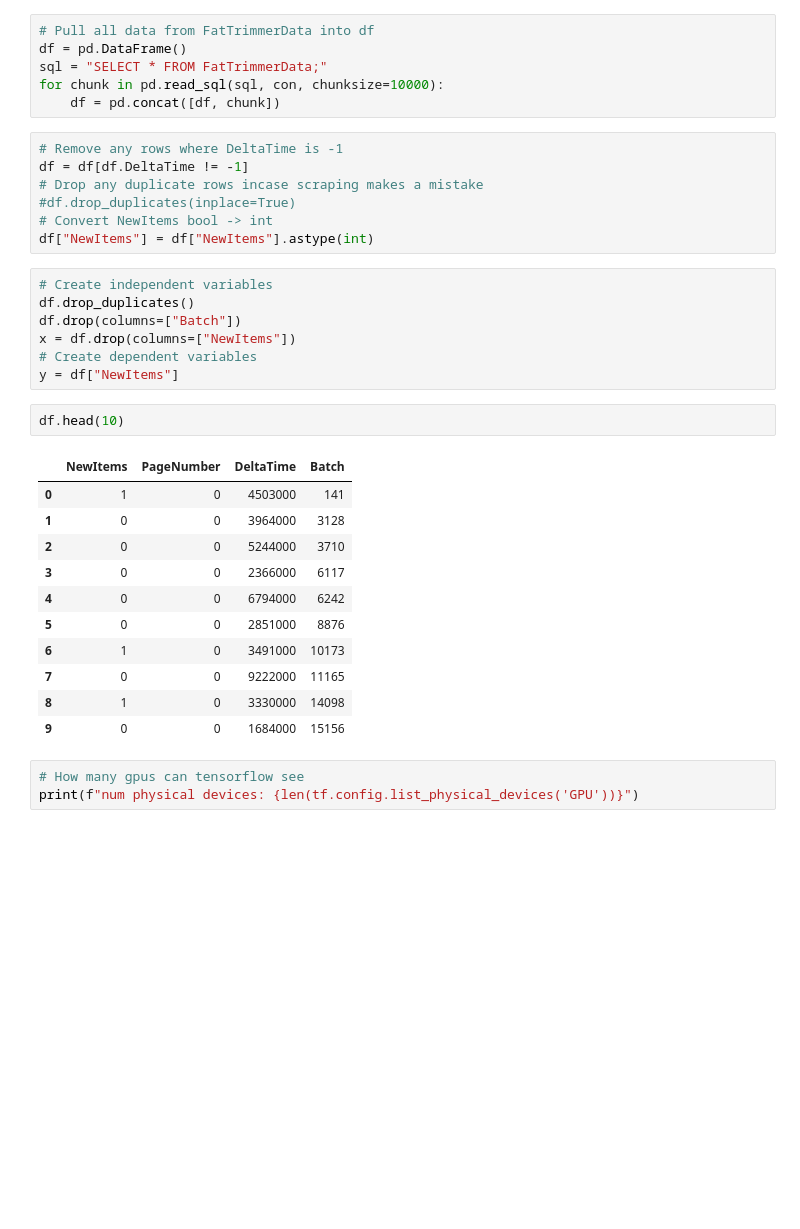
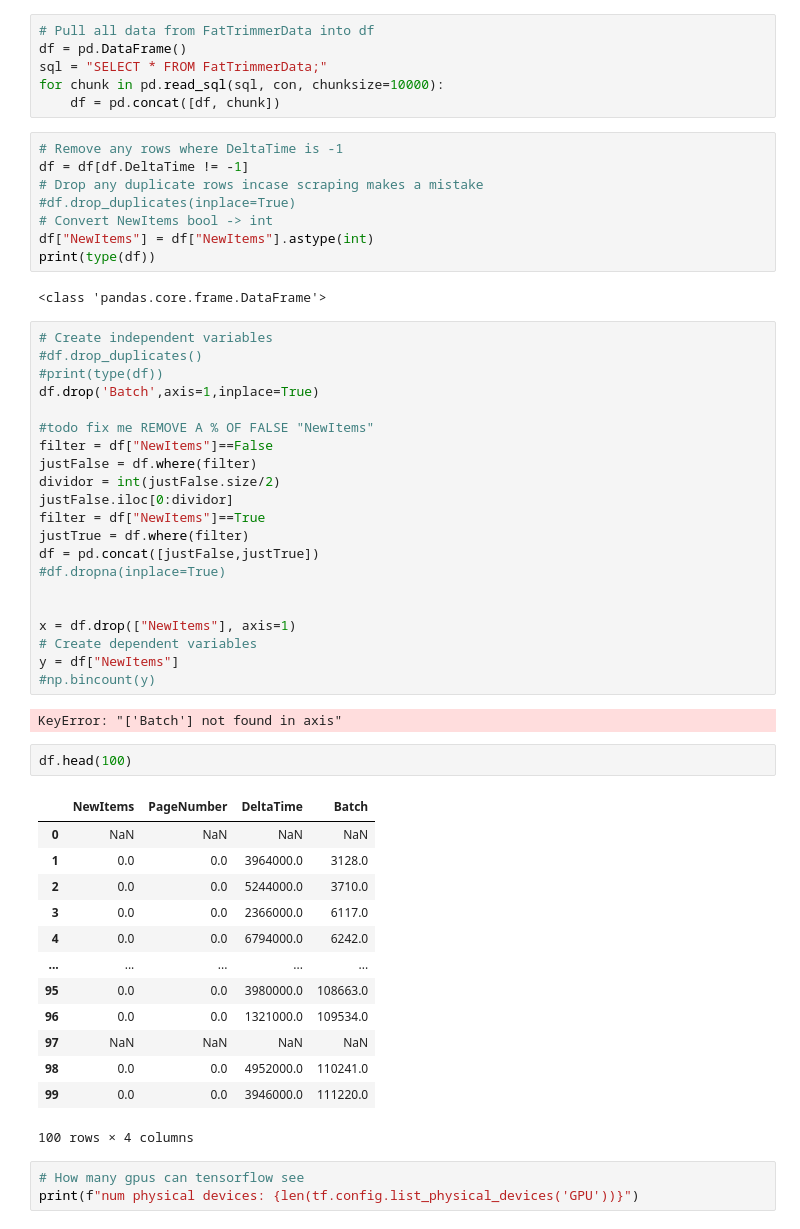
Before and after one commit to SlackJK/FatTrimmer, a Jupyter notebook: Python/ai.ipynb, the cells around one changed output. Cells and saved outputs as stored; diff of their text form; blank space fills up the shorter version.

```diff
--- a/Python/ai.ipynb
+++ b/Python/ai.ipynb
@@ -31,27 +31,48 @@ df = df[df.DeltaTime != -1]
 #df.drop_duplicates(inplace=True)
 # Convert NewItems bool -> int
 df["NewItems"] = df["NewItems"].astype(int)
+print(type(df))
+# %% [output]
+<class 'pandas.core.frame.DataFrame'>
-# %%
-# Create independent variables
-df.drop_duplicates()
-df.drop(columns=["Batch"])
-x = df.drop(columns=["NewItems"])
-# Create dependent variables
-y = df["NewItems"]
+# %%
+# Create independent variables
+#df.drop_duplicates()
+#print(type(df))
+df.drop('Batch',axis=1,inplace=True)
+
+#todo fix me REMOVE A % OF FALSE "NewItems"
+filter = df["NewItems"]==False
+justFalse = df.where(filter)
+dividor = int(justFalse.size/2)
+justFalse.iloc[0:dividor]
+filter = df["NewItems"]==True
+justTrue = df.where(filter)
+df = pd.concat([justFalse,justTrue])
+#df.dropna(inplace=True)
+
+
+x = df.drop(["NewItems"], axis=1)
+# Create dependent variables
+y = df["NewItems"]
+#np.bincount(y)
+# %% [output]
+KeyError: "['Batch'] not found in axis"
 # %%
-df.head(10)
+df.head(100)
 # %% [output]
 |  | NewItems | PageNumber | DeltaTime | Batch |
-| 0 | 1 | 0 | 4503000 | 141 |
-| 1 | 0 | 0 | 3964000 | 3128 |
-| 2 | 0 | 0 | 5244000 | 3710 |
-| 3 | 0 | 0 | 2366000 | 6117 |
-| 4 | 0 | 0 | 6794000 | 6242 |
-| 5 | 0 | 0 | 2851000 | 8876 |
-| 6 | 1 | 0 | 3491000 | 10173 |
-| 7 | 0 | 0 | 9222000 | 11165 |
-| 8 | 1 | 0 | 3330000 | 14098 |
-| 9 | 0 | 0 | 1684000 | 15156 |
+| 0 | NaN | NaN | NaN | NaN |
+| 1 | 0.0 | 0.0 | 3964000.0 | 3128.0 |
+| 2 | 0.0 | 0.0 | 5244000.0 | 3710.0 |
+| 3 | 0.0 | 0.0 | 2366000.0 | 6117.0 |
+| 4 | 0.0 | 0.0 | 6794000.0 | 6242.0 |
+| ... | ... | ... | ... | ... |
+| 95 | 0.0 | 0.0 | 3980000.0 | 108663.0 |
+| 96 | 0.0 | 0.0 | 1321000.0 | 109534.0 |
+| 97 | NaN | NaN | NaN | NaN |
+| 98 | 0.0 | 0.0 | 4952000.0 | 110241.0 |
+| 99 | 0.0 | 0.0 | 3946000.0 | 111220.0 |
+100 rows × 4 columns
 # %%
 # How many gpus can tensorflow see
 print(f"num physical devices: {len(tf.config.list_physical_devices('GPU'))}")
```
Also changed, not shown: parts of 5 cells of this notebook, 2 other files.
